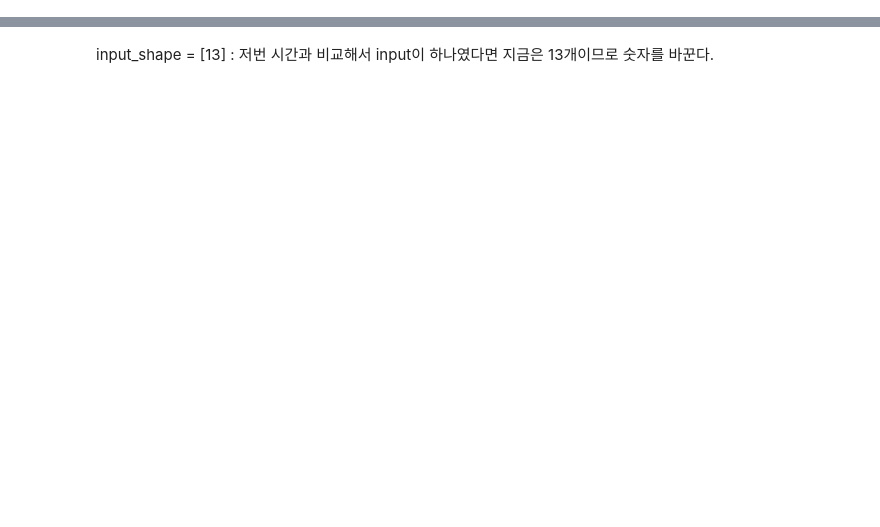
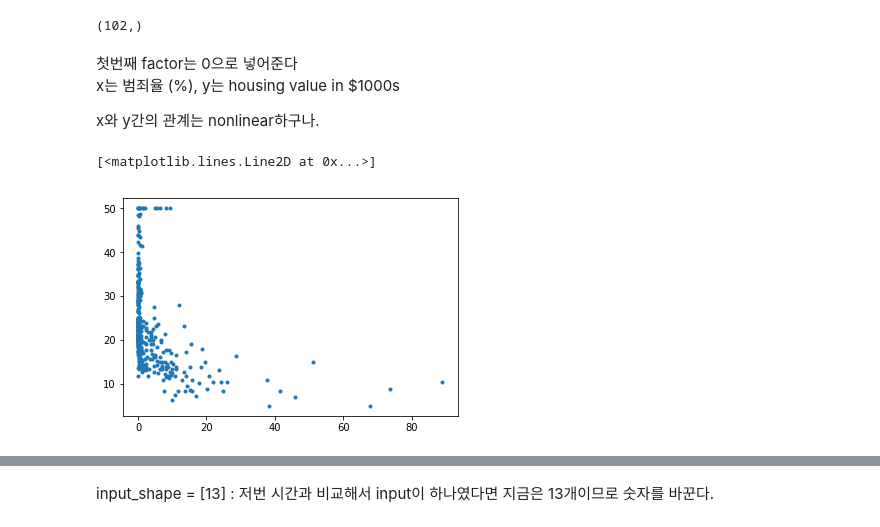
Before and after one commit to ylee1021/class2019Spring-, a Jupyter notebook: boston_housing.ipynb, the cells around one changed output, grey strips where cells are left out. Saved outputs shown, nothing was run; the diff lists cells and outputs as text; code cells hidden in the pictures; blank space fills up the shorter version.

```diff
--- a/boston_housing.ipynb
+++ b/boston_housing.ipynb
@@ -18,0 +25,18 @@ Downloading data from https://storage.googleapis.com/tensorflow/tf-keras-dataset
+# %%
+x_train.shape # (404,13) 13차원의 vector가 404개
+y_train.shape # 1차원의 vector가 404개
+x_test.shape
+y_test.shape
+# %% [output]
+(102,)
+# %% [markdown]
+첫번째 factor는 0으로 넣어준다
+<br>
+x는 범죄율 (%), y는 housing value in $1000s
+
+x와 y간의 관계는 nonlinear하구나.
+# %%
+plt.plot(x_train[:,0], y_train, '.')  # 첫번째 factor(crime에 해당되는 것)랑 house price를 x, y로 해서 scatter plot('.')을 해보자
+# %% [output]
+[<matplotlib.lines.Line2D at 0x...>]
+[figure, added]
```
Also changed, not shown: parts of 14 cells of this notebook.
